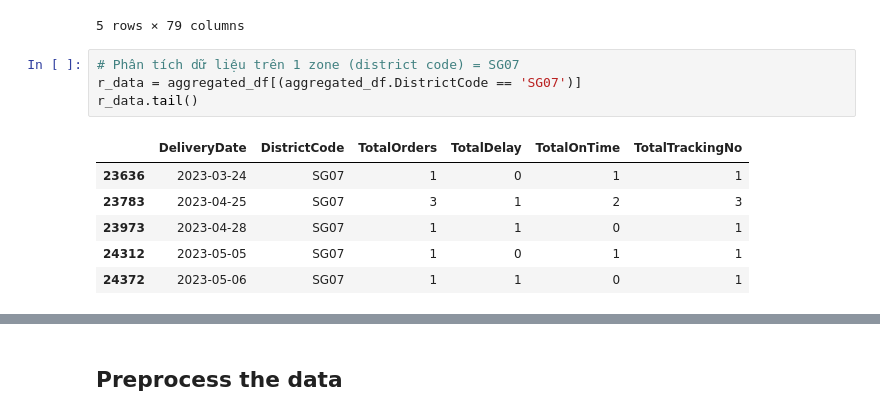
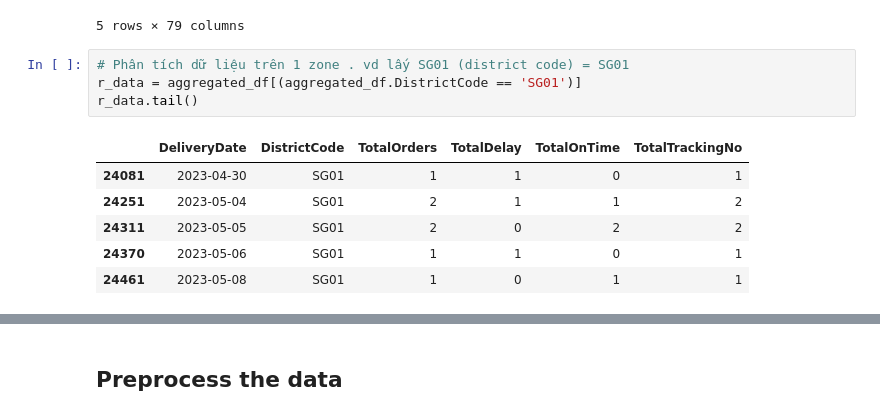
Before and after one commit to ngoan22mse23088/ArtificialIntelligence, a Jupyter notebook: [Assignment_1] Trending_Prediction_Courier_Service.ipynb, the cells around one changed output, grey strips where cells are left out. Cells and saved outputs as stored; diff of their text form.

```diff
--- a/[Assignment_1] Trending_Prediction_Courier_Service.ipynb
+++ b/[Assignment_1] Trending_Prediction_Courier_Service.ipynb
@@ -327,16 +325,16 @@ pivoted_data.tail()
 | 2023-05-09 | 0 | 0 | 0 | 0 | 0 | 0 | 0 | 5 | 0 | 0 | ... |
 5 rows × 79 columns
 # %%
-# Phân tích dữ liệu trên 1 zone (district code) = SG07
-r_data = aggregated_df[(aggregated_df.DistrictCode == 'SG07')]
+# Phân tích dữ liệu trên 1 zone . vd lấy SG01 (district code) = SG01
+r_data = aggregated_df[(aggregated_df.DistrictCode == 'SG01')]
 r_data.tail()
 # %% [output]
 |  | DeliveryDate | DistrictCode | TotalOrders | TotalDelay | TotalOnTime | TotalTrackingNo |
-| 23636 | 2023-03-24 | SG07 | 1 | 0 | 1 | 1 |
-| 23783 | 2023-04-25 | SG07 | 3 | 1 | 2 | 3 |
-| 23973 | 2023-04-28 | SG07 | 1 | 1 | 0 | 1 |
-| 24312 | 2023-05-05 | SG07 | 1 | 0 | 1 | 1 |
-| 24372 | 2023-05-06 | SG07 | 1 | 1 | 0 | 1 |
+| 24081 | 2023-04-30 | SG01 | 1 | 1 | 0 | 1 |
+| 24251 | 2023-05-04 | SG01 | 2 | 1 | 1 | 2 |
+| 24311 | 2023-05-05 | SG01 | 2 | 0 | 2 | 2 |
+| 24370 | 2023-05-06 | SG01 | 1 | 1 | 0 | 1 |
+| 24461 | 2023-05-08 | SG01 | 1 | 0 | 1 | 1 |
 # %%
 r_data.info()
 # %% [output]
```
Also changed, not shown: parts of 10 cells of this notebook.
